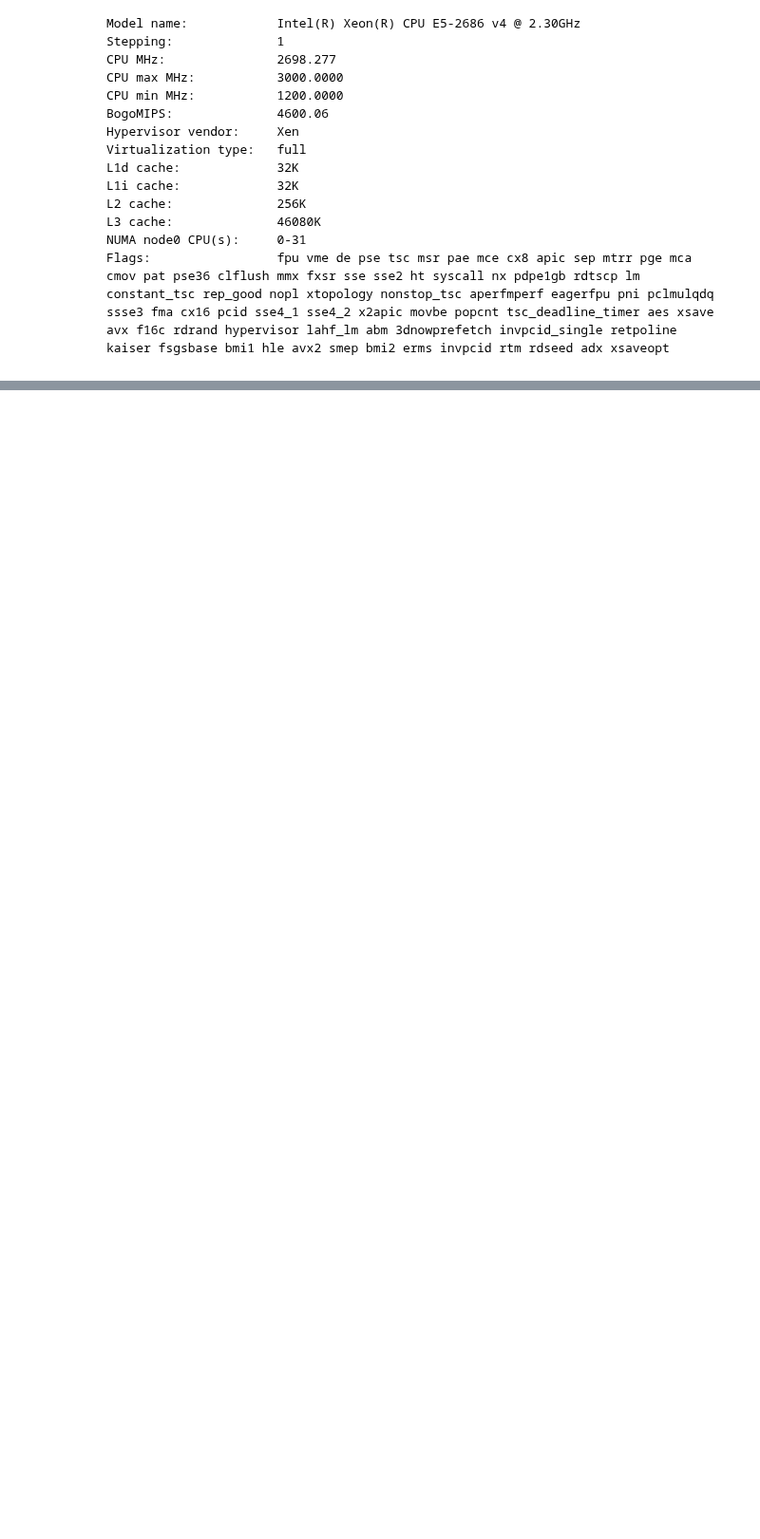
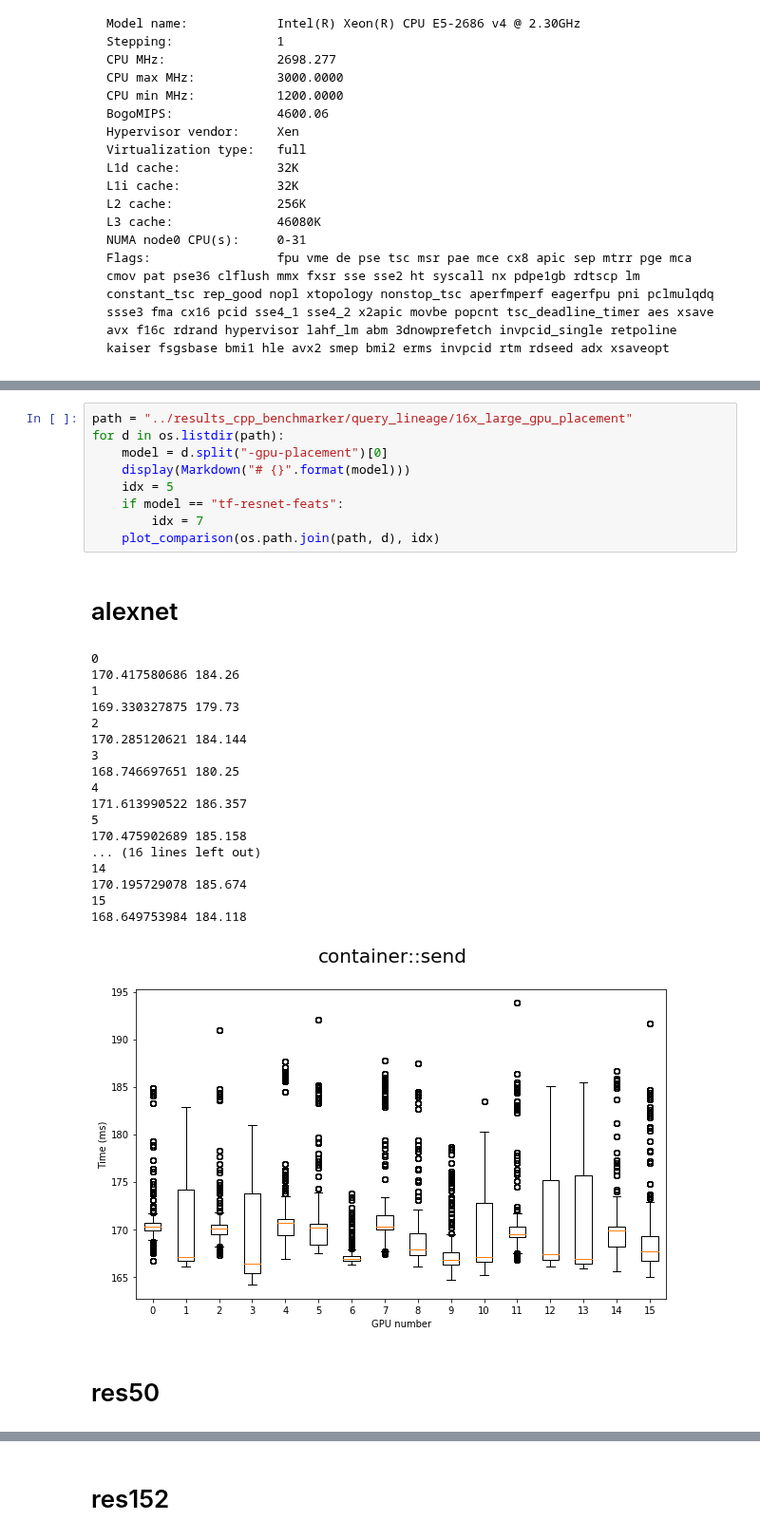
Before and after one commit to dcrankshaw/plots-model-comp-paper, a Jupyter notebook: debugging/gpu-placement-debugging.ipynb, the cells around one changed output, grey strips where cells are left out. Shown at 95% size. Cells and saved outputs as stored; diff of their text form; blank space fills up the shorter version.

```diff
--- a/debugging/gpu-placement-debugging.ipynb
+++ b/debugging/gpu-placement-debugging.ipynb
@@ -220,0 +334,30 @@ IFrame("p2.8xlarge-hwloc-ls.pdf", width=900, height=700)
+# %%
+path = "../results_cpp_benchmarker/query_lineage/16x_large_gpu_placement"
+for d in os.listdir(path):
+    model = d.split("-gpu-placement")[0]
+    display(Markdown("# {}".format(model)))
+    idx = 5
+    if model == "tf-resnet-feats":
+        idx = 7
+    plot_comparison(os.path.join(path, d), idx)
+# %% [output]
+# alexnet
+0
+170.417580686 184.26
+1
+169.330327875 179.73
+2
+170.285120621 184.144
+3
+168.746697651 180.25
+4
+171.613990522 186.357
+5
+170.475902689 185.158
+... (16 lines left out)
+14
+170.195729078 185.674
+15
+168.649753984 184.118
+[figure, added]
+# res50
@@ -220,0 +382 @@ IFrame("p2.8xlarge-hwloc-ls.pdf", width=900, height=700)
+# res152
```
Also changed, not shown: parts of 11 cells of this notebook, 1 other file.
